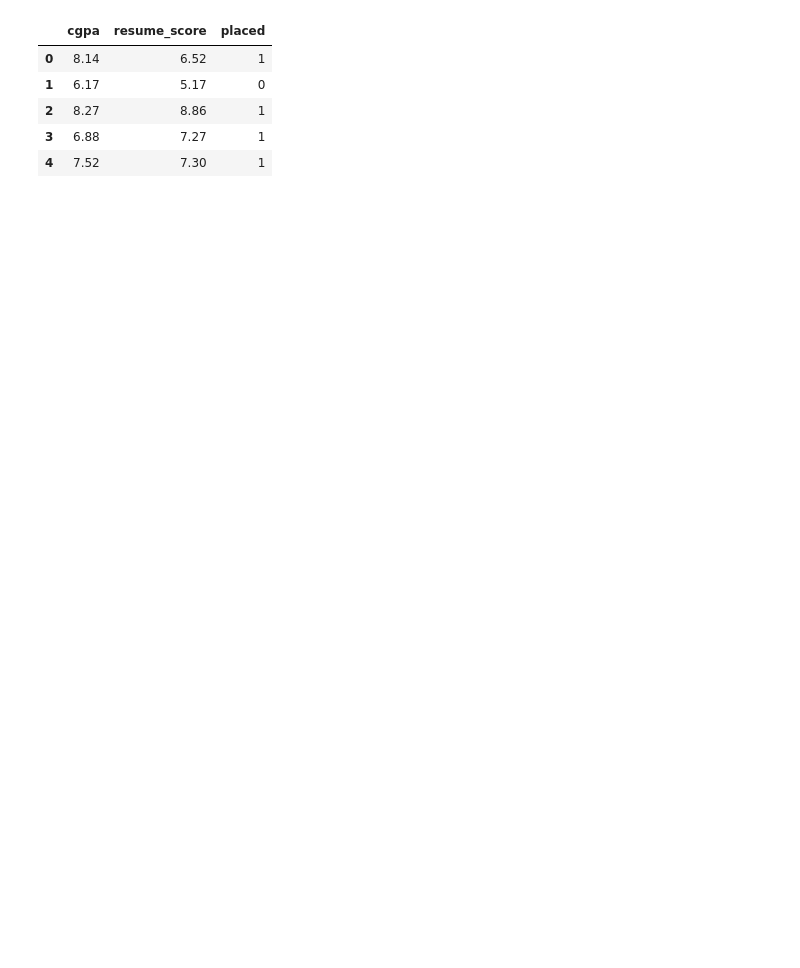
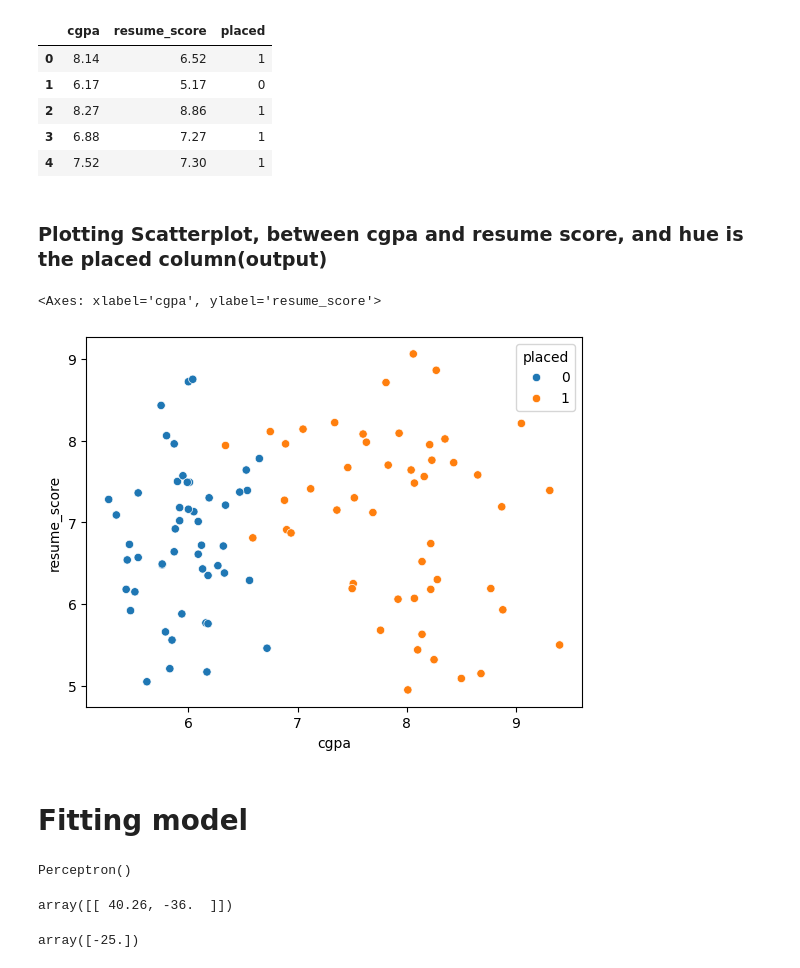
Before and after one commit to PredictiveManish/deep-learning, a Jupyter notebook: Notebooks/perceptron.ipynb, the cells around one changed output. Drawn from its saved outputs; the diff is of its cells as text; code cells hidden in the pictures; blank space fills up the shorter version.

Commit message:
perceptron

```diff
--- a/Notebooks/perceptron.ipynb
+++ b/Notebooks/perceptron.ipynb
@@ -14,3 +14,12 @@ df.head()
 | 2 | 8.27 | 8.86 | 1 |
 | 3 | 6.88 | 7.27 | 1 |
 | 4 | 7.52 | 7.30 | 1 |
+# %% [markdown]
+### Plotting Scatterplot, between cgpa and resume score, and hue is the placed column(output)
+# %%
+sns.scatterplot(x=df['cgpa'], y=df['resume_score'], hue =df['placed'])
+# %% [output]
+<Axes: xlabel='cgpa', ylabel='resume_score'>
+[figure, added]
+# %% [markdown]
+# Fitting model
@@ -16,0 +32,12 @@ df.head()
+# %%
+p.fit(X,y)
+# %% [output]
+Perceptron()
+# %%
+p.coef_
+# %% [output]
+array([[ 40.26, -36.  ]])
+# %%
+p.intercept_
+# %% [output]
+array([-25.])
```
Also changed, not shown: parts of 4 cells of this notebook.
